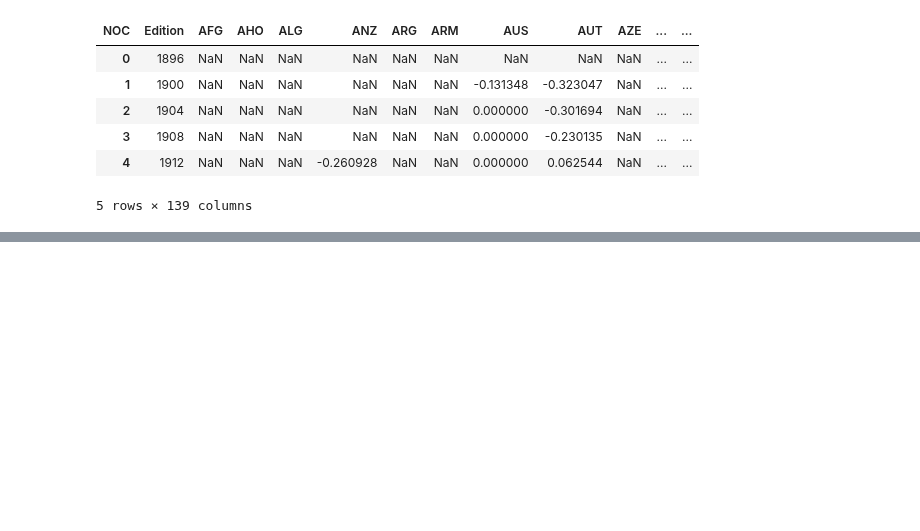
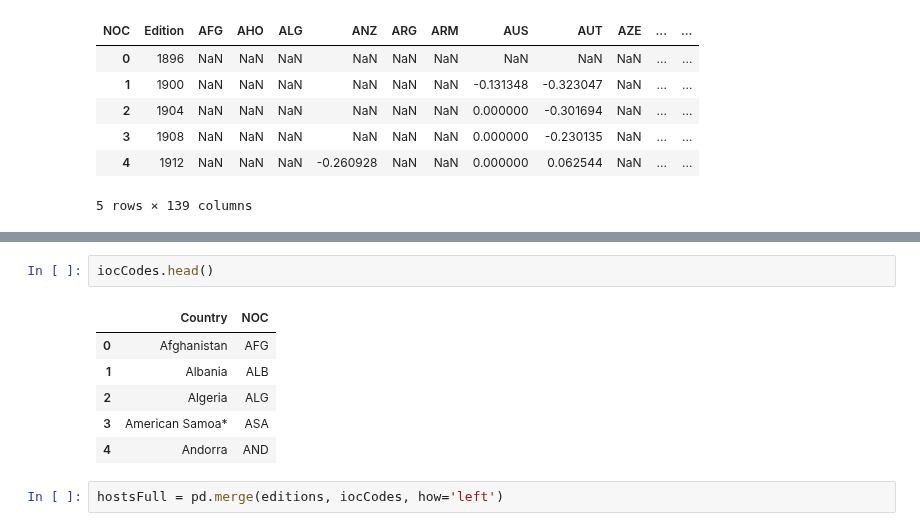
Before and after one commit to sushant2811/pythonAndStatsForDS, a Jupyter notebook: advancedPandas.ipynb, the cells around one changed output, grey strips where cells are left out. Drawn from its saved outputs; the diff is of its cells as text; blank space fills up the shorter version.

```diff
--- a/advancedPandas.ipynb
+++ b/advancedPandas.ipynb
@@ -3102,0 +3112,11 @@ meanFractionChange.head()
+# %%
+iocCodes.head()
+# %% [output]
+|  | Country | NOC |
+| 0 | Afghanistan | AFG |
+| 1 | Albania | ALB |
+| 2 | Algeria | ALG |
+| 3 | American Samoa* | ASA |
+| 4 | Andorra | AND |
+# %%
+hostsFull = pd.merge(editions, iocCodes, how='left')
```
Also changed, not shown: parts of 14 cells of this notebook.
